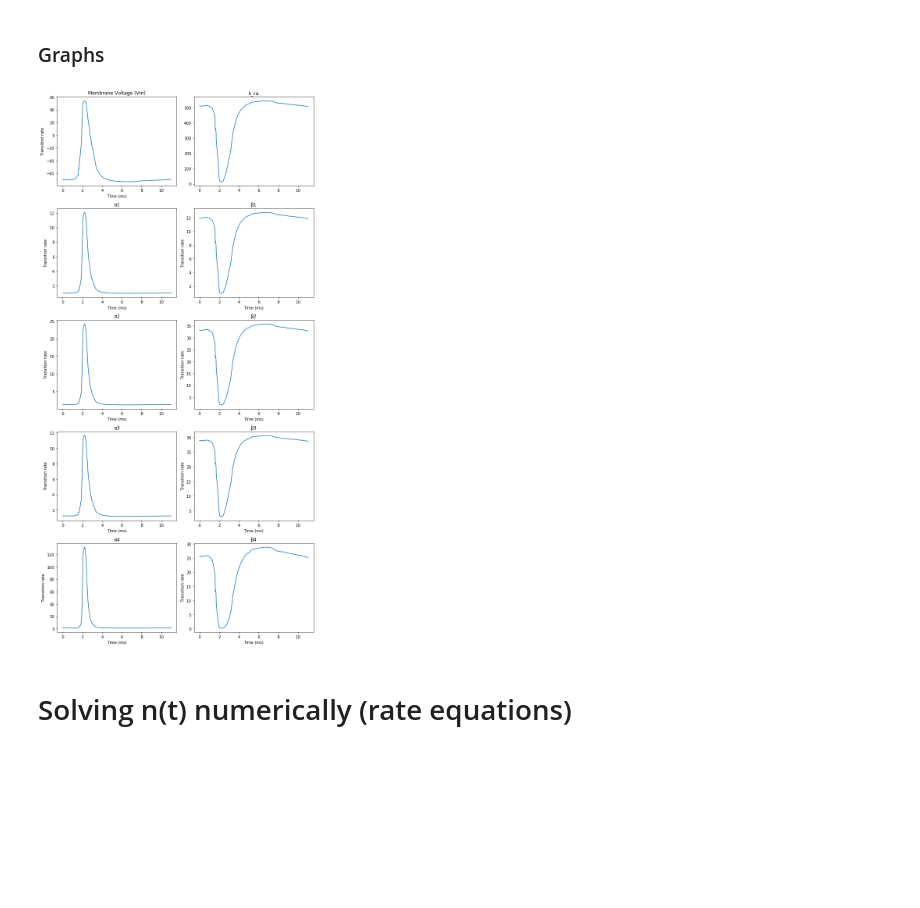
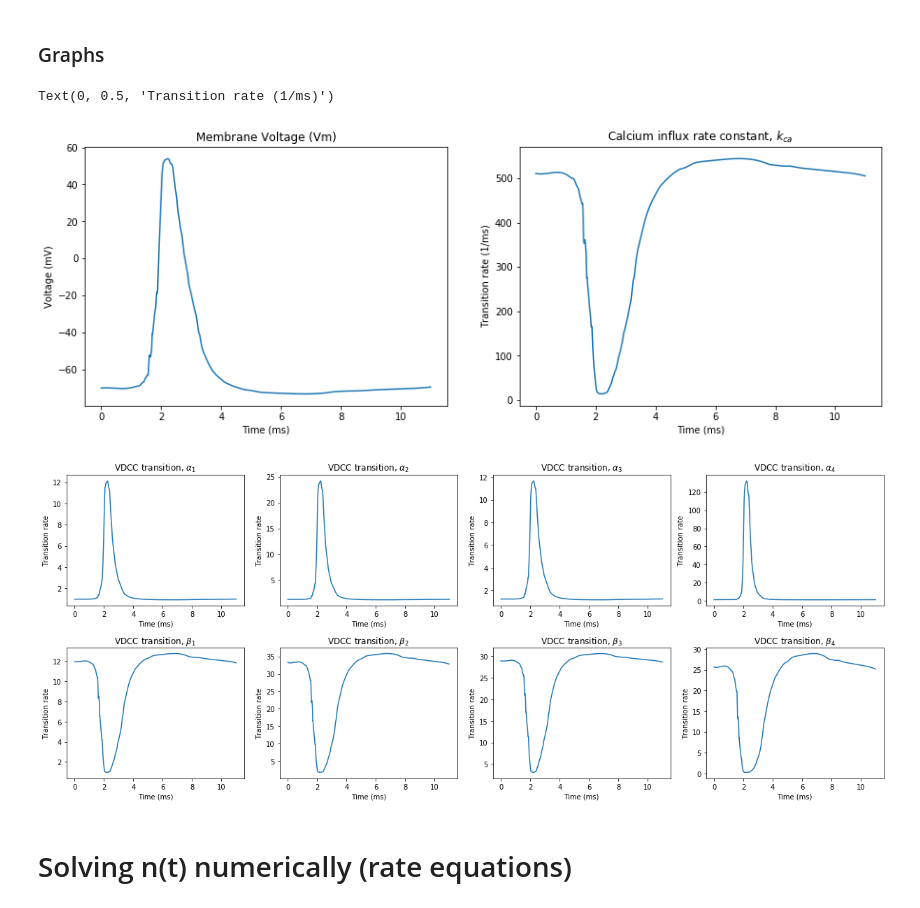
Before and after one commit to 3x10e8/DetailedMarkov, a Jupyter notebook: DetailedMarkovModel.ipynb, the cells around one changed output. Cells and saved outputs as stored; diff of their text form; code cells hidden in the pictures; blank space fills up the shorter version.

```diff
--- a/DetailedMarkovModel.ipynb
+++ b/DetailedMarkovModel.ipynb
@@ -196,45 +196,54 @@ def k_ca(t):
     return adjust * g_hva * v_m(t) * (d - np.exp(-v_m(t)/c)) / ((1000**2)*Z_ca*e_c*(1 - np.exp(v_m(t)/c)))
 # %% [markdown]
 ### Graphs
+# %%
+fig, ax = plt.subplots(1, 2, figsize = (15,5))
+
+ax[0].plot(trange,v_m(trange))
+ax[0].set_title('Membrane Voltage (Vm)')
+ax[0].set_xlabel('Time (ms)')
+ax[0].set_ylabel('Voltage (mV)')
+
+ax[1].plot(trange,k_ca(trange))
+ax[1].set_title('Calcium influx rate constant, $k_{ca}$')
+ax[1].set_xlabel('Time (ms)')
+ax[1].set_ylabel('Transition rate (1/ms)')
+# %% [output]
+Text(0, 0.5, 'Transition rate (1/ms)')
+[figure, added]
 # %%
-fig, ax = plt.subplots(5, 2, figsize = (10,20))
+fig, ax = plt.subplots(2, 4, figsize = (17,7))
 
-for i in range(1,5):
-    for j in range(2):
+for i in range(2):
+    for j in range(4):
         ax[i][j].set_xlabel('Time (ms)')
         ax[i][j].set_ylabel('Transition rate')
-        ax[i][0].set_title(u'\u03B1%s' %i)
-        ax[i][1].set_title(u'\u03B2%s' %i)
-
-
-ax[0][0].plot(trange,v_m(trange))
-ax[0][0].set_title('Membrane Voltage (Vm)')
-ax[0][0].set_xlabel('Time (ms)')
-ax[0][0].set_ylabel('Voltage (mV)')
-
-ax[0][1].plot(trange,k_ca(trange))
-ax[0][1].set_title('k_ca')
-ax[0][0].set_xlabel('Time (ms)')
-ax[0][0].set_ylabel('Transition rate')
-
-ax[1][0].plot(trange,alpha_1(trange))
-ax[2][0].plot(trange,alpha_2(trange))
-ax[3][0].plot(trange,alpha_3(trange))
-ax[4][0].plot(trange,alpha_4(trange))
-
-ax[1][1].plot(trange,beta_1(trange))
-ax[2][1].plot(trange,beta_2(trange))
-ax[3][1].plot(trange,beta_3(trange))
-ax[4][1].plot(trange,beta_4(trange))
-
+        if i==0:
+            ax[i][j].set_title(r'VDCC transition, $\alpha_{%s}$' %(j+1))
+            if j==0:
+                ax[i][j].plot(trange,alpha_1(trange))
+            elif j==1:
+                ax[i][j].plot(trange,alpha_2(trange))
+            elif j==2:
+                ax[i][j].plot(trange,alpha_3(trange))
+            elif j==3:
+                ax[i][j].plot(trange,alpha_4(trange))
+        else:
+            ax[i][j].set_title(r'VDCC transition, $\beta_{%s}$' %(j+1))
+            if j==0:
+                ax[i][j].plot(trange, beta_1(trange))
+            elif j==1:
+                ax[i][j].plot(trange,beta_2(trange))
+            elif j==2:
+                ax[i][j].plot(trange,beta_3(trange))
+            elif j==3:
+                ax[i][j].plot(trange,beta_4(trange))
 
 
 fig.tight_layout()
-
-
 plt.show()
 # %% [output]
-[figure, old version]
+[figure, new version]
 # %% [markdown]
 # Solving n(t) numerically (rate equations)
 # %% [markdown]
```
Also changed, not shown: 1 other file.
